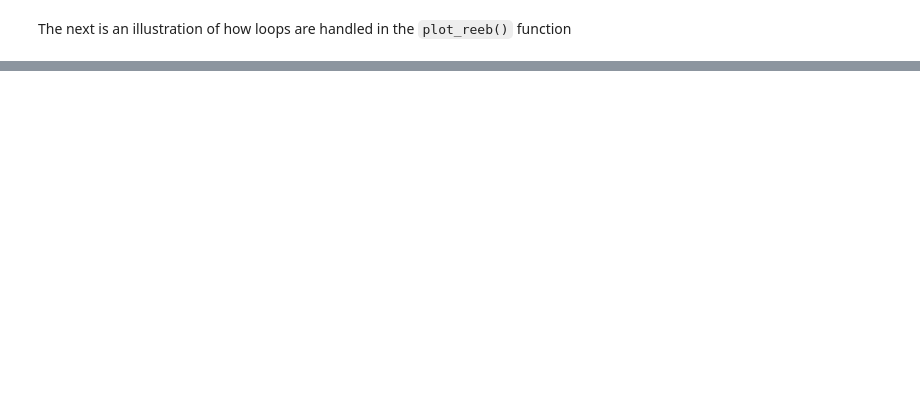
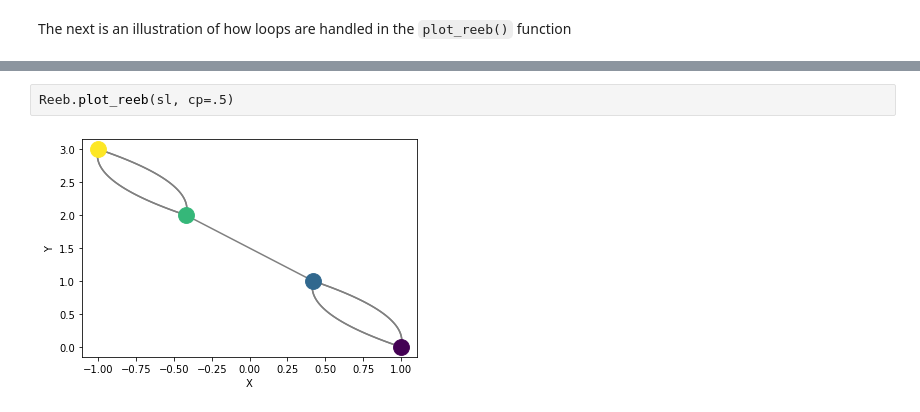
Before and after one commit to MunchLab/ceREEBerus, a Jupyter notebook: notebooks/reeb_plot.ipynb, the cells around one changed output, grey strips where cells are left out. Saved outputs shown, nothing was run; the diff lists cells and outputs as text; blank space fills up the shorter version.

```diff
--- a/notebooks/reeb_plot.ipynb
+++ b/notebooks/reeb_plot.ipynb
@@ -90,0 +92,4 @@ Reeb.plot_reeb(sl)
+# %%
+Reeb.plot_reeb(sl, cp=.5)
+# %% [output]
+[figure, added]
```
Also changed, not shown: parts of 7 cells of this notebook, 2 other files.
